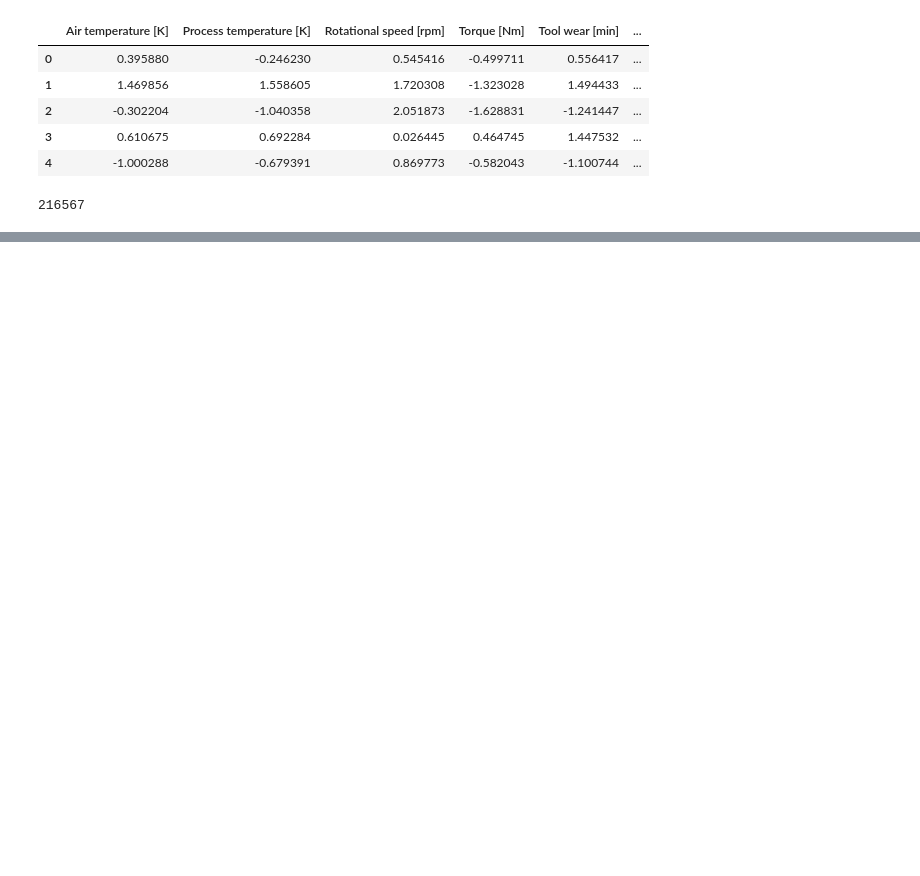
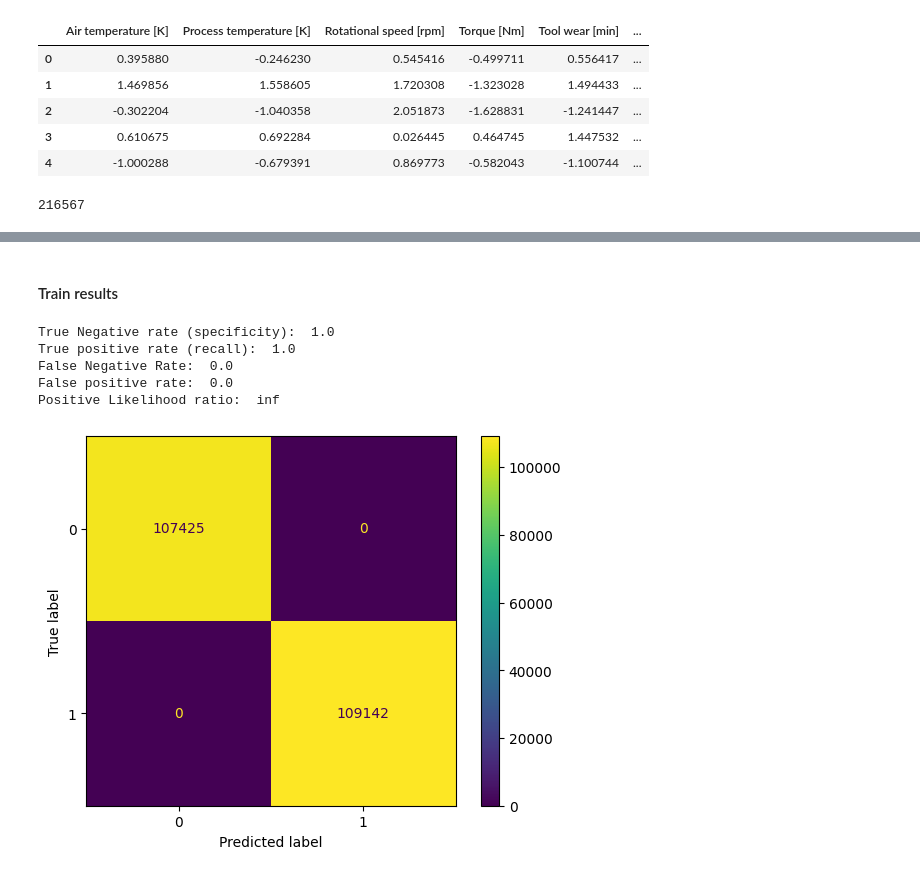
Before and after one commit to valerio591/kaggle-challenge-machine-failure, a Jupyter notebook: train_scripts/ann.ipynb, the cells around one changed output, grey strips where cells are left out. Drawn from its saved outputs; the diff is of its cells as text; code cells hidden in the pictures; blank space fills up the shorter version.

```diff
--- a/train_scripts/ann.ipynb
+++ b/train_scripts/ann.ipynb
@@ -52,16 +52,17 @@ len(train_dataset)
 216567
 # %%
 # Implement training loop
-from torch.nn import MSELoss, CrossEntropyLoss
+from torch.nn import MSELoss, CrossEntropyLoss, KLDivLoss
 from torch.optim import SGD, Adam
-def train(model, X_train , y_train, num_batches, epochs=10, show_plots=False):
+
+def train(model, X_train , y_train, num_batches, epochs=10):
     '''
         Train the given model using the given (x,y) data.
     '''
     batch_size = int(round(len(X_train)/num_batches))
     optimizer = SGD(model.parameters(), lr=1e-4/batch_size, momentum=0.95)
     # optimizer = torch.optim.Adam(model.parameters(), lr=1e-1/batch_size, betas=(0.85,0.9))
-    criterion = CrossEntropyLoss()
+    criterion = KLDivLoss()
     print('### Training for {} epochs, training size = {} cases'.
           format(epochs, len(X_train)))
     for t in range(epochs):
@@ -73,14 +74,14 @@ def train(model, X_train , y_train, num_batches, epochs=10, show_plots=False):
         iterator = iter(dataloader)
         # Process each mini-batch in turn:
         for i in range(num_batches):
-            print(f"----------------\n| Batch {i+1} of {num_batches} |\n----------------")
-            X, y_actual = next(iterator)
+            # print(f"----------------\n| Batch {i+1} of {num_batches} |\n----------------")
+            X, y = next(iterator)
             # Zero gradients
             optimizer.zero_grad()
             # Perform first forward pass and optimize linear consequent parameters
             for i in range(X.shape[1]):
-                y_pred = model(X[:,i])
-                y_actual = y[:,i]
+                y_pred = model(X[i,:])
+                y_actual = y[i]
                 # Compute loss
                 loss = criterion(y_pred, y_actual)
                 # Propagate gradients backward
@@ -88,22 +89,23 @@ def train(model, X_train , y_train, num_batches, epochs=10, show_plots=False):
             # Compute batch gradient to update cmf values
             optimizer.step()
 # %%
-from torch import nn, Tensor, tanh, sigmoid
+from torch import nn, Tensor, tanh, sigmoid, relu
 
 # Construct ANN for classification
 class ANN(nn.Module):
     def __init__(self):
         super().__init__()
-        self.l1 = nn.Linear(13,26)
-        self.l2 = nn.Linear(26,26)
-        self.l3 = nn.Linear(26,13)
-        self.l4 = nn.Linear(13,1)
+        self.l1 = nn.Linear(13,9)
+        self.l2 = nn.Linear(9,1)
+        # self.l3 = nn.Linear(26,13)
+        # self.l4 = nn.Linear(13,1)
 
     def forward(self,x):
-        x = tanh(self.l1(x))
-        x = tanh(self.l2(x))
-        x = tanh(self.l3(x))
-        x = sigmoid(self.l4(x))
+        x = relu(self.l1(x))
+        x = sigmoid(self.l2(x))
+        # x = tanh(self.l3(x))
+        # x = sigmoid(self.l4(x))
         return x
 
 model = ANN()
+train(model, X_train , y_train, num_batches = 1, epochs=5)
@@ -109,0 +129,2 @@ model = ANN()
+# %% [markdown]
+#### Train results
@@ -109,0 +134,18 @@ model = ANN()
+# %%
+cm = confusion_matrix(y_train, y_train)
+cm_display = ConfusionMatrixDisplay(cm).plot()
+
+TN,TP,FP,FN = cm[0,0],cm[1,1],cm[0,1],cm[1,0]
+# Print some metrics alternative to prediction accuracy
+print('True Negative rate (specificity): ', TN/(TN+FN))
+print('True positive rate (recall): ', TP/(TP+FP))
+print('False Negative Rate: ', 1-TP/(TP+FP))
+print('False positive rate: ', 1-TN/(TN+FN))
+print('Positive Likelihood ratio: ', TP/FP)
+# %% [output]
+True Negative rate (specificity):  1.0
+True positive rate (recall):  1.0
+False Negative Rate:  0.0
+False positive rate:  0.0
+Positive Likelihood ratio:  inf
+[figure, added]
```
Also changed, not shown: parts of 4 cells of this notebook.
